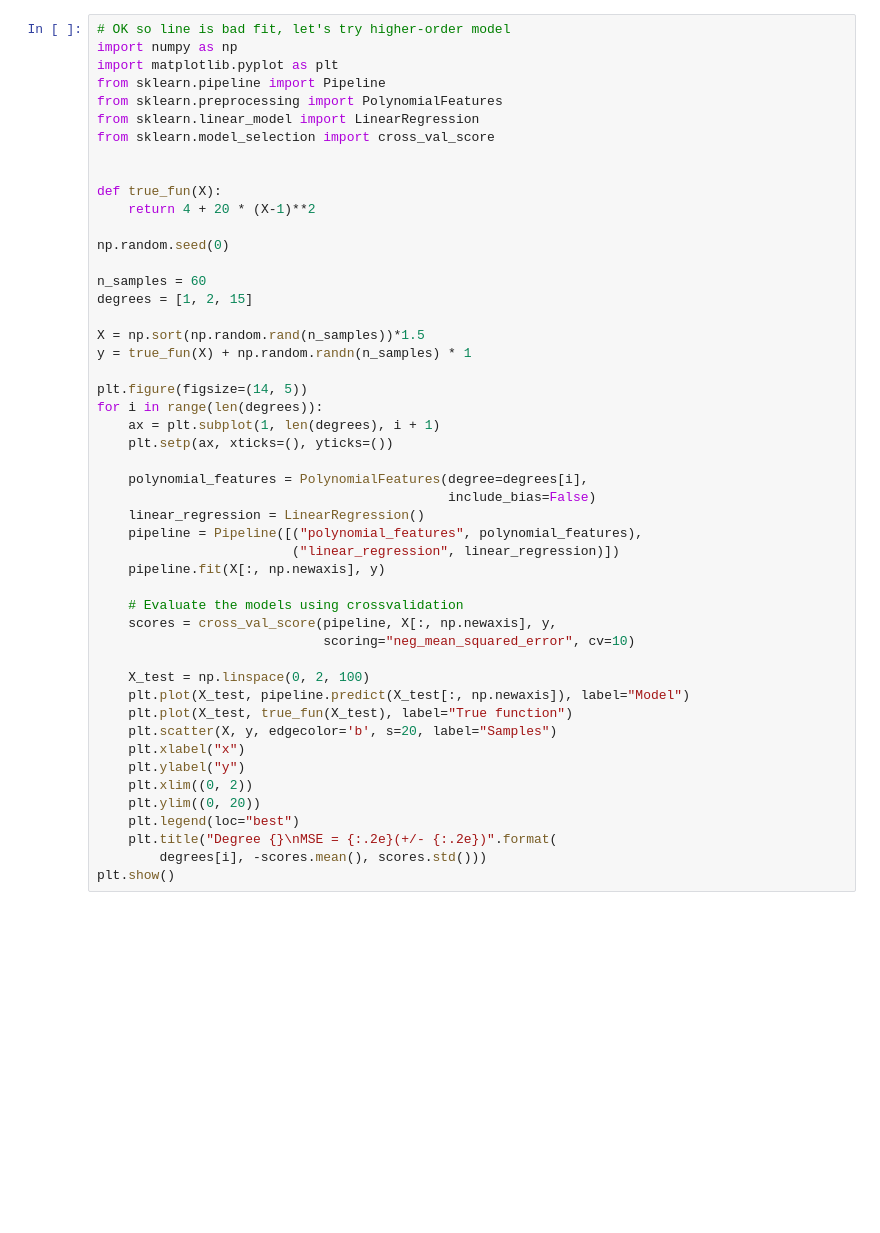
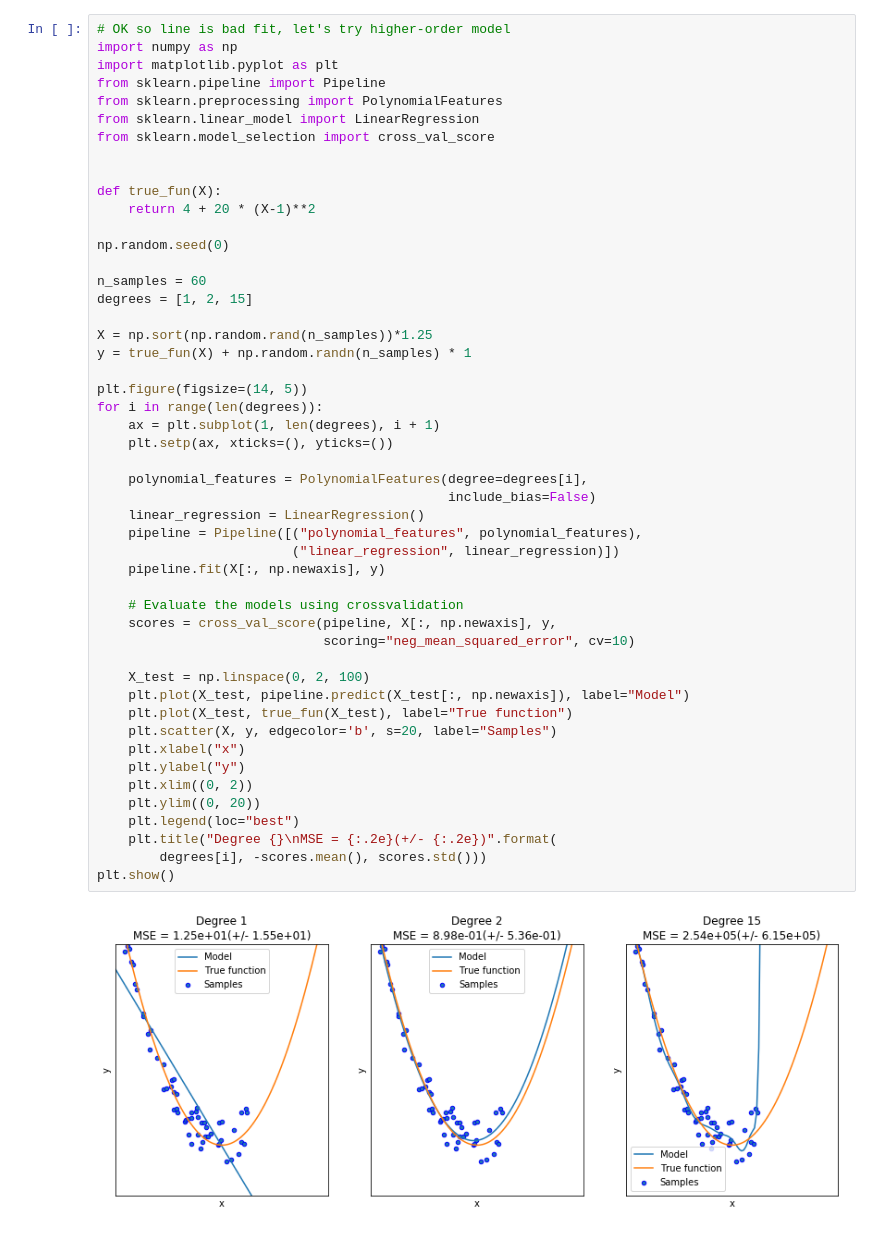
Before and after one commit to davefeilseifer/cs791-mlapps, a Jupyter notebook: standardML/regression.ipynb, the cells around one changed output. Saved outputs shown, nothing was run; the diff lists cells and outputs as text; blank space fills up the shorter version.

```diff
--- a/standardML/regression.ipynb
+++ b/standardML/regression.ipynb
@@ -85,37 +110,39 @@ np.random.seed(0)
 n_samples = 60
 degrees = [1, 2, 15]
 
-X = np.sort(np.random.rand(n_samples))*1.5
+X = np.sort(np.random.rand(n_samples))*1.25
 y = true_fun(X) + np.random.randn(n_samples) * 1
 
 plt.figure(figsize=(14, 5))
 for i in range(len(degrees)):
     ax = plt.subplot(1, len(degrees), i + 1)
     plt.setp(ax, xticks=(), yticks=())
 
     polynomial_features = PolynomialFeatures(degree=degrees[i],
                                              include_bias=False)
     linear_regression = LinearRegression()
     pipeline = Pipeline([("polynomial_features", polynomial_features),
                          ("linear_regression", linear_regression)])
     pipeline.fit(X[:, np.newaxis], y)
 
     # Evaluate the models using crossvalidation
     scores = cross_val_score(pipeline, X[:, np.newaxis], y,
                              scoring="neg_mean_squared_error", cv=10)
 
     X_test = np.linspace(0, 2, 100)
     plt.plot(X_test, pipeline.predict(X_test[:, np.newaxis]), label="Model")
     plt.plot(X_test, true_fun(X_test), label="True function")
     plt.scatter(X, y, edgecolor='b', s=20, label="Samples")
     plt.xlabel("x")
     plt.ylabel("y")
     plt.xlim((0, 2))
     plt.ylim((0, 20))
     plt.legend(loc="best")
     plt.title("Degree {}\nMSE = {:.2e}(+/- {:.2e})".format(
         degrees[i], -scores.mean(), scores.std()))
 plt.show()
+# %% [output]
+[figure, added]
 # %%
 #now we'll work with regularization (Ridge Regression)
 
```
Also changed, not shown: parts of 9 cells of this notebook, 2 other files.
